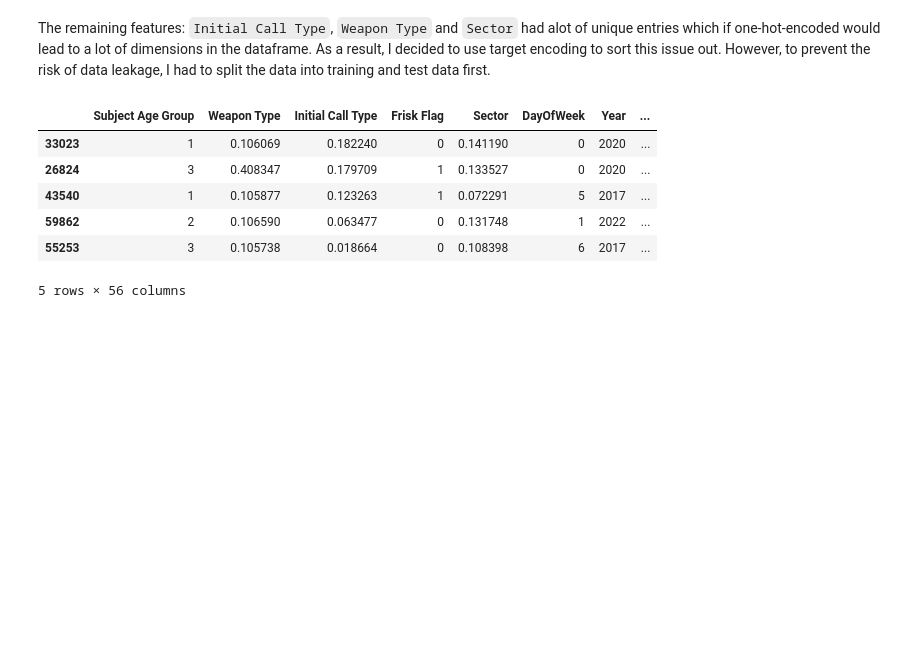
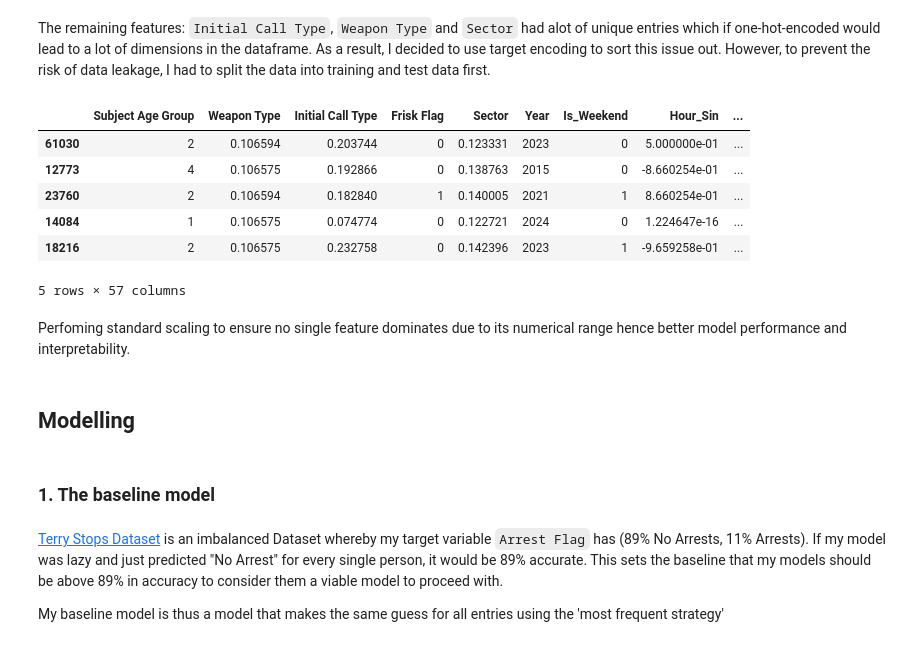
Before and after one commit to BC-254/analyzing-reasonable-suspicion, a Jupyter notebook: index.ipynb, the cells around one changed output. Saved outputs shown, nothing was run; the diff lists cells and outputs as text; code cells hidden in the pictures; blank space fills up the shorter version.

```diff
--- a/index.ipynb
+++ b/index.ipynb
@@ -291,8 +296,13 @@ In order for the model to learn the time patterns and understand that hour 23 an
 df_raw['Hour_Sin'] = np.sin(2 * np.pi * df_raw['Hour'] / 24)
 df_raw['Hour_Cos'] = np.cos(2 * np.pi * df_raw['Hour'] / 24)
 
+# Mapping months onto a circle so Dec and Jan are close neighbors.
 df_raw['Month_Sin'] = np.sin(2 * np.pi * df_raw['Month'] / 12)
 df_raw['Month_Cos'] = np.cos(2 * np.pi * df_raw['Month'] / 12)
+
+# Mapping days of the week onto a circle so Sat and Sun are close neighbors.
+df_raw['DayOfWeek_Sin'] = np.sin(2 * np.pi * df_raw['DayOfWeek'] / 7)
+df_raw['DayOfWeek_Cos'] = np.cos(2 * np.pi * df_raw['DayOfWeek'] / 7)
 # %% [markdown]
 To calculate the age gaps between officer and the subject, I decided to use the median of the age groups as the ages of the individual. This makes the age gaps an approximate value and not completely the true value.
 # %%
@@ -332,7 +342,7 @@ df_raw['Minority_Interaction'] = ((df_raw['Officer_Is_White']) & (~df_raw['Subje
 ### 5. Feature Selection
 # %%
 # Dropping the unnecessary columns
-df = df_raw.drop(columns=['Subject ID', 'GO / SC Num', 'Terry Stop ID', 'Stop Resolution', 'Officer YOB', 'Reported Date', 'Final Call Type', 'Officer Squad', 'Officer ID', 'Beat', 'Occurred Date', 'Hour', 'Month'])
+df = df_raw.drop(columns=['Subject ID', 'GO / SC Num', 'Terry Stop ID', 'Stop Resolution', 'Officer YOB', 'Reported Date', 'Final Call Type', 'Officer Squad', 'Officer ID', 'Beat', 'Occurred Date', 'Hour', 'Month', 'DayOfWeek'])
 df
 # %% [output]
 |  | Subject Age Group | Weapon Type | Officer Gender | Officer Race | Subject Perceived Race | ... |
@@ -386,28 +396,30 @@ The remaining features: `Initial Call Type`, `Weapon Type` and `Sector` had alot
 # %%
 # Setting up the variables
 X = df1.drop('Arrest Flag', axis=1)
 y = df1['Arrest Flag']
 
 # Splitting the data
-X_train, X_test, y_train, y_test = train_test_split(X, y, test_size=0.2, random_state=42)
+X_train, X_test, y_train, y_test = train_test_split(X, y, test_size=0.2, random_state=42, stratify=y)
 
 # Initializing the Encoder
 encoder = TargetEncoder(target_type='binary', smooth='auto', cv=5)
 
 # Applying it to the 3 columns
 cols_to_encode = ['Initial Call Type', 'Sector', 'Weapon Type']
 
 # Fitting on training data
 X_train[cols_to_encode] = encoder.fit_transform(X_train[cols_to_encode], y_train)
 
 # Transforming test data
 X_test[cols_to_encode] = encoder.transform(X_test[cols_to_encode])
 X_train.head()
 # %% [output]
-|  | Subject Age Group | Weapon Type | Initial Call Type | Frisk Flag | Sector | DayOfWeek | Year | ... |
-| 33023 | 1 | 0.106069 | 0.182240 | 0 | 0.141190 | 0 | 2020 | ... |
-| 26824 | 3 | 0.408347 | 0.179709 | 1 | 0.133527 | 0 | 2020 | ... |
-| 43540 | 1 | 0.105877 | 0.123263 | 1 | 0.072291 | 5 | 2017 | ... |
-| 59862 | 2 | 0.106590 | 0.063477 | 0 | 0.131748 | 1 | 2022 | ... |
-| 55253 | 3 | 0.105738 | 0.018664 | 0 | 0.108398 | 6 | 2017 | ... |
+|  | Subject Age Group | Weapon Type | Initial Call Type | Frisk Flag | Sector | Year | Is_Weekend | Hour_Sin | ... |
+| 61030 | 2 | 0.106594 | 0.203744 | 0 | 0.123331 | 2023 | 0 | 5.000000e-01 | ... |
+| 12773 | 4 | 0.106575 | 0.192866 | 0 | 0.138763 | 2015 | 0 | -8.660254e-01 | ... |
+| 23760 | 2 | 0.106594 | 0.182840 | 1 | 0.140005 | 2021 | 1 | 8.660254e-01 | ... |
+| 14084 | 1 | 0.106575 | 0.074774 | 0 | 0.122721 | 2024 | 0 | 1.224647e-16 | ... |
+| 18216 | 2 | 0.106575 | 0.232758 | 0 | 0.142396 | 2023 | 1 | -9.659258e-01 | ... |
-5 rows × 56 columns
+5 rows × 57 columns
+# %% [markdown]
+Perfoming standard scaling to ensure no single feature dominates due to its numerical range hence better model performance and interpretability.
@@ -413,0 +431,8 @@ X_train.head()
+# %% [markdown]
+## **Modelling**
+# %% [markdown]
+### **1. The baseline model**
+# %% [markdown]
+[Terry Stops Dataset](Data/Terry_Stops_20251229.csv) is an imbalanced Dataset whereby my target variable `Arrest Flag` has (89% No Arrests, 11% Arrests). If my model was lazy and just predicted "No Arrest" for every single person, it would be 89% accurate. This sets the baseline that my models should be above 89% in accuracy to consider them a viable model to proceed with.
+
+My baseline model is thus a model that makes the same guess for all entries using the 'most frequent strategy'
```
Also changed, not shown: parts of 21 cells of this notebook.
